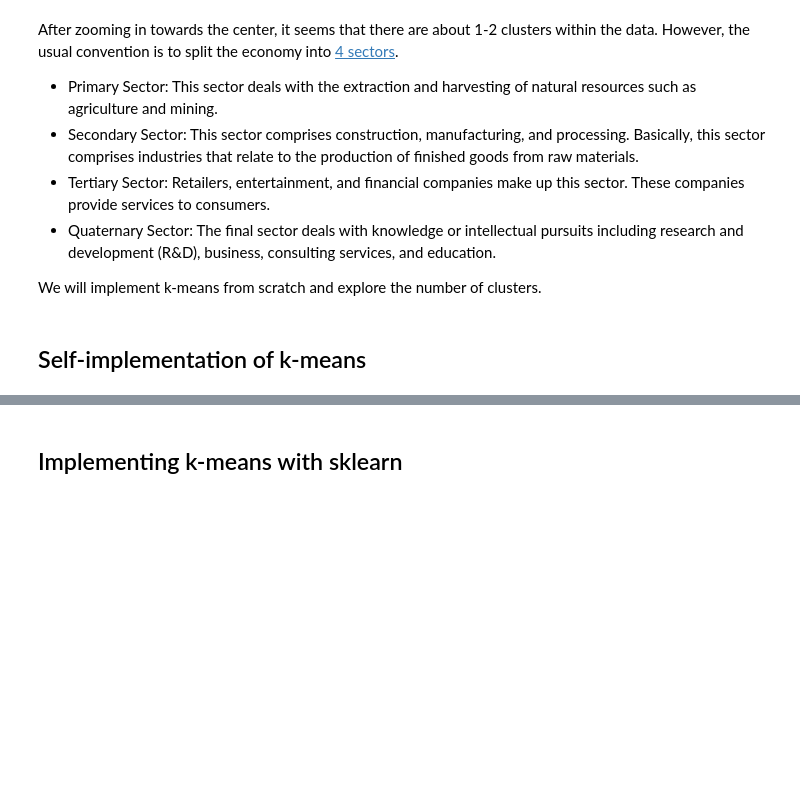
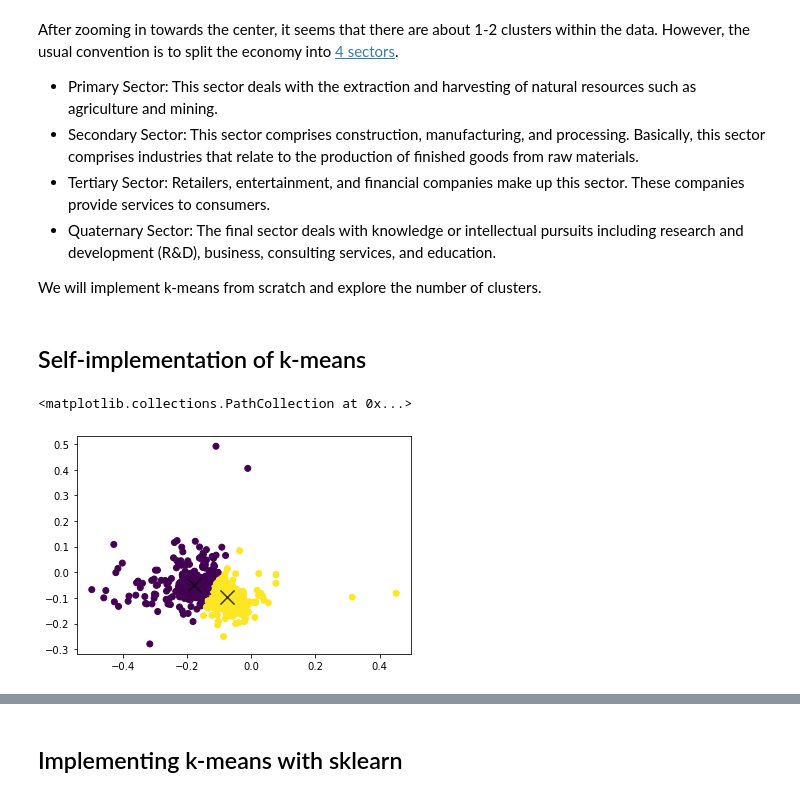
Before and after one commit to comp-machine-learning-fall2022/portfolio-tianshu-zhang, a Jupyter notebook: sector-clustering/Corporate Sector Clustering.ipynb, the cells around one changed output, grey strips where cells are left out. Saved outputs shown, nothing was run; the diff lists cells and outputs as text; code cells hidden in the pictures; blank space fills up the shorter version.

Commit message:
kmeans implementation

```diff
--- a/sector-clustering/Corporate Sector Clustering.ipynb
+++ b/sector-clustering/Corporate Sector Clustering.ipynb
@@ -74,7 +63,7 @@ corporate_std = standardize(corporate_np)
 pca = PCA(n_components=2)
 corporate2D = pca.fit_transform(corporate_std)
 
-sectorlist = list(sector.Sector.unique())
+sectorlist = list(corporate_pd.Sector.unique())
 sector_num = sectors.copy()
 for i in range(len(sectors)):
     sector_num[i] = sectorlist.index(sectors[i])
@@ -116,3 +105,48 @@ After zooming in towards the center, it seems that there are about 1-2 clusters
 We will implement k-means from scratch and explore the number of clusters.
 # %% [markdown]
 ## Self-implementation of k-means
+# %%
+def my_kmeans(array, cluster_num, rs):
+    '''
+    input: numpy array, cluster number k, random state
+    return: the centers of the k clusters
+    '''
+    df = pd.DataFrame(array)
+
+    # randomly assign initial centers
+    centers = df.sample(cluster_num, random_state = rs).to_numpy()
+    # set the number of max iterations
+    max_it = 500
+
+    for it in range(max_it):
+
+        # label the datapoints to the nearest center
+        dist = distance.cdist(array, centers)
+        label = np.argmin(dist, axis = 1)
+
+        # initialize the new centers
+        new_center = np.ones((cluster_num, array.shape[1]))
+
+        # for each cluster, calculate the average date point as the new center
+        for i in range(cluster_num):
+            cluster = array[label == i]
+            new_center[i] = np.mean(cluster, axis = 0)
+
+        # break if there is no change to the centers
+        if (new_center == centers).all():
+            break
+        # update the centers
+        else:
+            centers = new_center
+
+    return centers, label
+# %%
+# visualize the datapoints with two clusters
+centers2 = my_kmeans(corporate2Dnew2, 2, 1)[0]
+label2 = my_kmeans(corporate2Dnew2, 2, 1)[1]
+
+plt.scatter(corporate2Dnew2[:,0], corporate2Dnew2[:,1], c=label2)
+plt.scatter(centers2[:, 0], centers2[:, 1], c='black', marker="x", s=200, alpha=0.75)
+# %% [output]
+<matplotlib.collections.PathCollection at 0x...>
+[figure, added]
```
Also changed, not shown: parts of 6 cells of this notebook, 2 other files.
